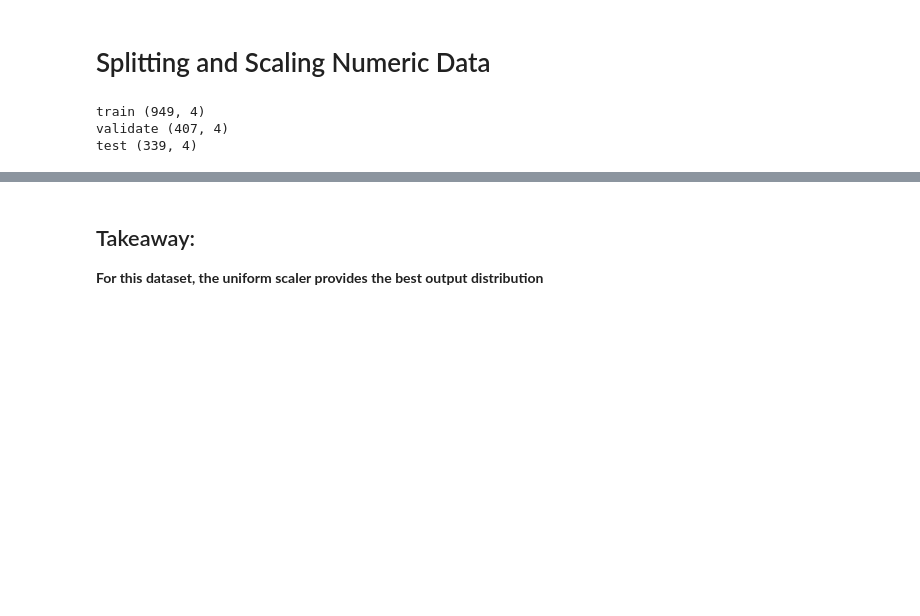
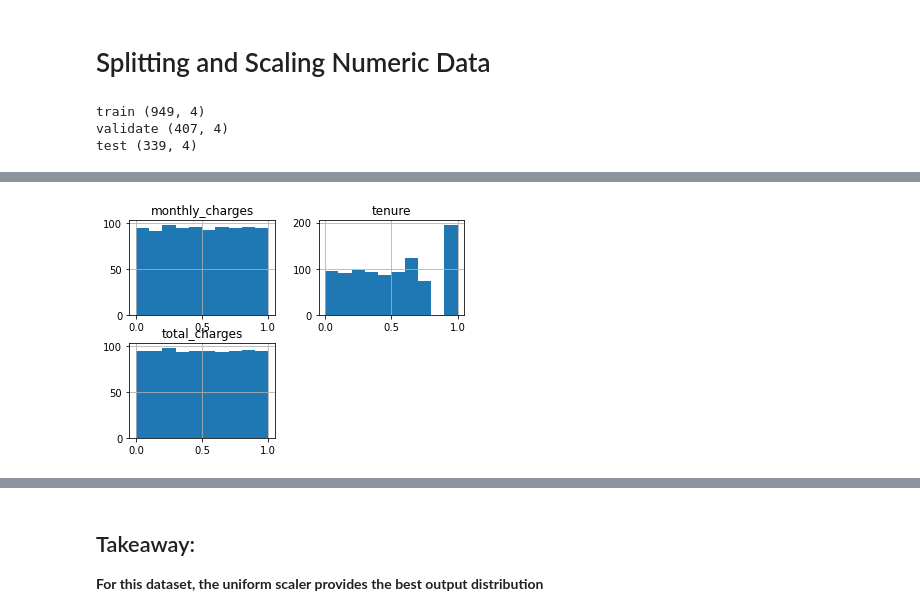
Before and after one commit to CSolitaire/regression-exercises, a Jupyter notebook: wrangle.ipynb, the cells around one changed output, grey strips where cells are left out. Cells and saved outputs as stored; diff of their text form; code cells hidden in the pictures; blank space fills up the shorter version.

```diff
--- a/wrangle.ipynb
+++ b/wrangle.ipynb
@@ -474,0 +325,5 @@ test
+# %%
+train2.hist()
+plt.show()
+# %% [output]
+[figure, added]
```
Also changed, not shown: parts of 43 cells of this notebook.
